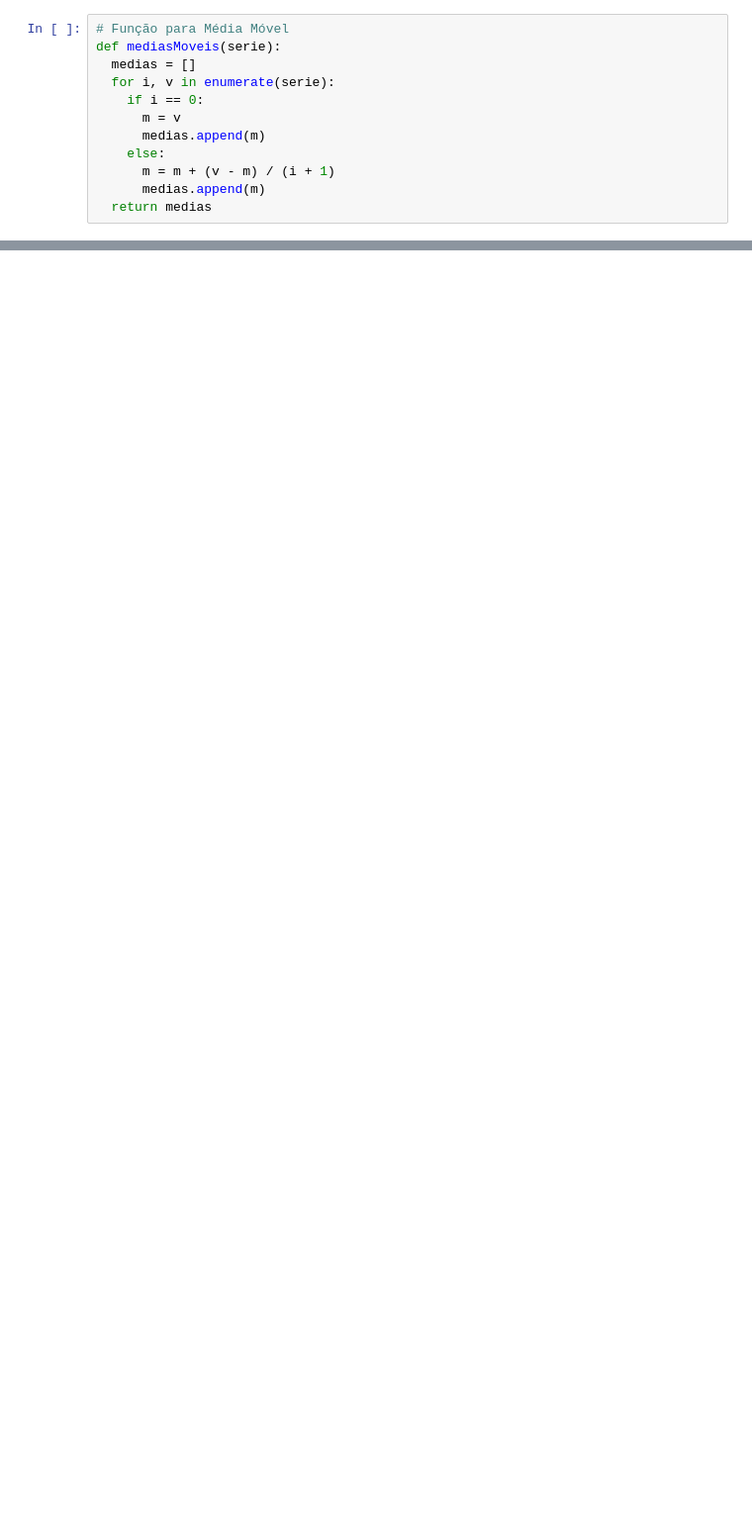
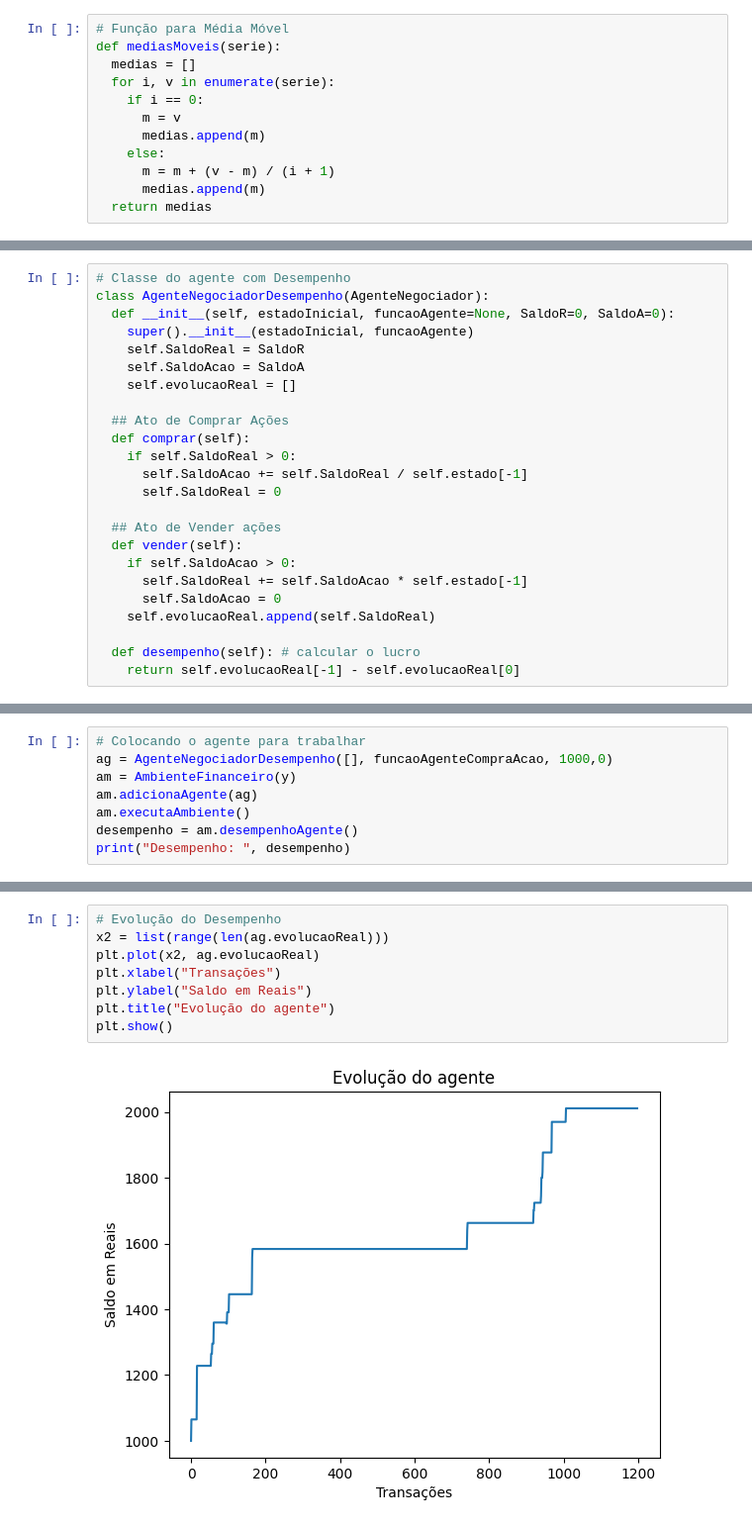
Before and after one commit to Dennis-Farias/aulaInteligenciaArtificial, a Jupyter notebook: Análise_VALE3.ipynb, the cells around one changed output, grey strips where cells are left out. Shown at 99% size. Cells and saved outputs as stored; diff of their text form; blank space fills up the shorter version.

```diff
--- a/Análise_VALE3.ipynb
+++ b/Análise_VALE3.ipynb
@@ -33,0 +145,24 @@ plt.show()
+# %%
+# Classe do agente com Desempenho
+class AgenteNegociadorDesempenho(AgenteNegociador):
+  def __init__(self, estadoInicial, funcaoAgente=None, SaldoR=0, SaldoA=0):
+    super().__init__(estadoInicial, funcaoAgente)
+    self.SaldoReal = SaldoR
+    self.SaldoAcao = SaldoA
+    self.evolucaoReal = []
+
+  ## Ato de Comprar Ações
+  def comprar(self):
+    if self.SaldoReal > 0:
+      self.SaldoAcao += self.SaldoReal / self.estado[-1]
+      self.SaldoReal = 0
+
+  ## Ato de Vender ações
+  def vender(self):
+    if self.SaldoAcao > 0:
+      self.SaldoReal += self.SaldoAcao * self.estado[-1]
+      self.SaldoAcao = 0
+    self.evolucaoReal.append(self.SaldoReal)
+
+  def desempenho(self): # calcular o lucro
+    return self.evolucaoReal[-1] - self.evolucaoReal[0]
@@ -33,0 +196,8 @@ plt.show()
+# %%
+# Colocando o agente para trabalhar
+ag = AgenteNegociadorDesempenho([], funcaoAgenteCompraAcao, 1000,0)
+am = AmbienteFinanceiro(y)
+am.adicionaAgente(ag)
+am.executaAmbiente()
+desempenho = am.desempenhoAgente()
+print("Desempenho: ", desempenho)
@@ -33,0 +206,10 @@ plt.show()
+# %%
+# Evolução do Desempenho
+x2 = list(range(len(ag.evolucaoReal)))
+plt.plot(x2, ag.evolucaoReal)
+plt.xlabel("Transações")
+plt.ylabel("Saldo em Reais")
+plt.title("Evolução do agente")
+plt.show()
+# %% [output]
+[figure, added]
```
Also changed, not shown: parts of 13 cells of this notebook.
